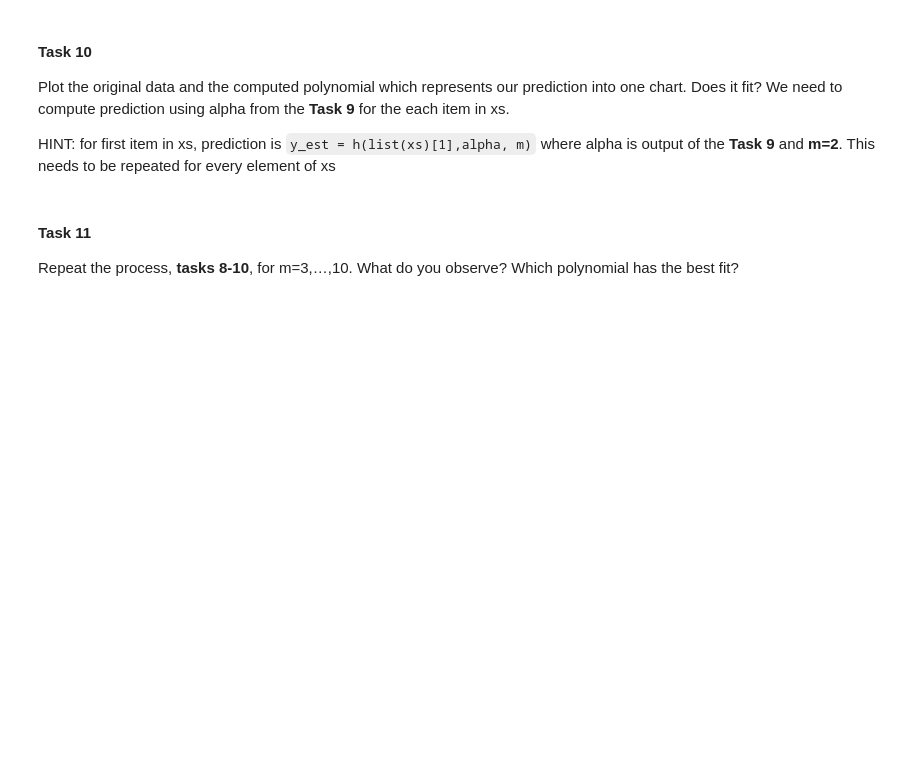
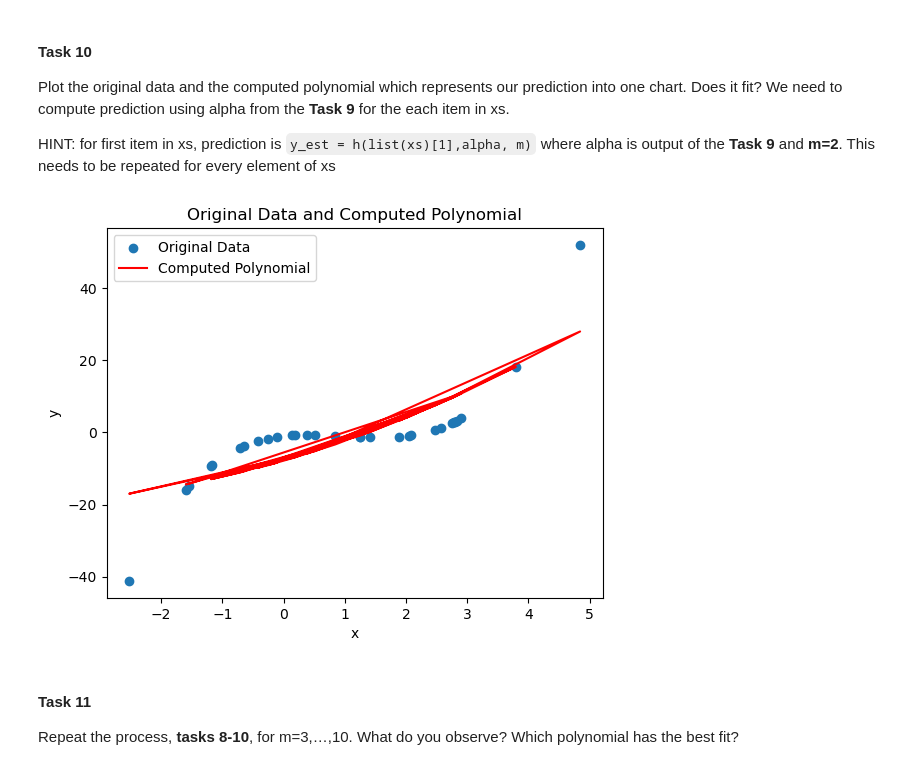
Before and after one commit to yflax/supervised-learning, a Jupyter notebook: Polynomial_Regression Challenge.ipynb, the cells around one changed output. Drawn from its saved outputs; the diff is of its cells as text; code cells hidden in the pictures; blank space fills up the shorter version.

```diff
--- a/Polynomial_Regression Challenge.ipynb
+++ b/Polynomial_Regression Challenge.ipynb
@@ -14,0 +21,20 @@ Example output: `[1, 2, 4, 8]`
+# %%
+def psi(x, m):
+    """
+    Generate polynomial features up to degree m for a given input x.
+
+    Parameters:
+        x (float or array-like): Input value(s) for which to generate polynomial features.
+        m (int): Maximum degree of the polynomial.
+
+    Returns:
+        list: List containing polynomial features from 0 to m for the given input x.
+    """
+    polynomial_features = []
+    for i in range(m + 1):
+        polynomial_features.append(x ** i)
+    return polynomial_features
+
+# Example usage:
+result = psi(2, 4)
+print(result)  # Output: [1, 2, 4, 8]
@@ -75,6 +337,63 @@ Compute the optimal $\alpha$ using the expression $\alpha = (XX^T)^+Xy$ where $(
 Plot the original data and the computed polynomial which represents our prediction into one chart. Does it fit? We need to compute prediction using alpha from the **Task 9** for the each item in xs.
 
 HINT: for first item in xs, prediction is `y_est = h(list(xs)[1],alpha, m)` where alpha is output of the **Task 9** and **m=2**. This needs to be repeated for every element of xs
+# %%
+import numpy as np
+import matplotlib.pyplot as plt
+
+# Random seed for reproducibility
+np.random.seed(123)
+
+# Randomly chosen interval [a, b)
+a = -3
+b = 5
+
+# Sample 30 random values within the interval [a, b)
+xs = np.random.random_sample(30) * (b - a) + a
+
+# Function to generate polynomial features up to degree m for a given input x
+def psi(x, m):
+    polynomial_features = []
+    for i in range(m + 1):
+        polynomial_features.append(x ** i)
+    return polynomial_features
+
+# Order of the polynomial
+m = 2
+
+# Create the matrix X
+X = np.array([psi(x, m) for x in xs]).T
+
+# Compute ys (polynomial values for the sampled xs)
+p3 = np.poly1d([1, -3, 2, -1])
+ys = p3(xs)
+
+# Compute the optimal alpha using the expression (XX^T)^+Xy
+XXT_inv = np.linalg.inv(np.dot(X, X.T))
+alpha = np.dot(np.dot(XXT_inv, X), ys)
+
+# Function to compute predictions using alpha and m=2
+def h(x, alpha, m):
+    psi_x = np.array([x ** i for i in range(m + 1)])
+    return np.dot(alpha, psi_x)
+
+# Compute predictions for each item in xs
+predictions = [h(x, alpha, m) for x in xs]
+
+# Plot the original data and the computed polynomial predictions
+plt.scatter(xs, ys, label='Original Data')
+plt.plot(xs, predictions, color='red', label='Computed Polynomial')
+
+# Set plot labels and title
+plt.xlabel('x')
+plt.ylabel('y')
+plt.title('Original Data and Computed Polynomial')
+plt.legend()
+
+# Show the plot
+plt.show()
+# %% [output]
+[figure, added]
 # %% [markdown]
 #### Task 11
 Repeat the process, **tasks 8-10**, for m=3,…,10. What do you observe? Which polynomial has the best fit?
```
Also changed, not shown: parts of 21 cells of this notebook, 3 other files.
